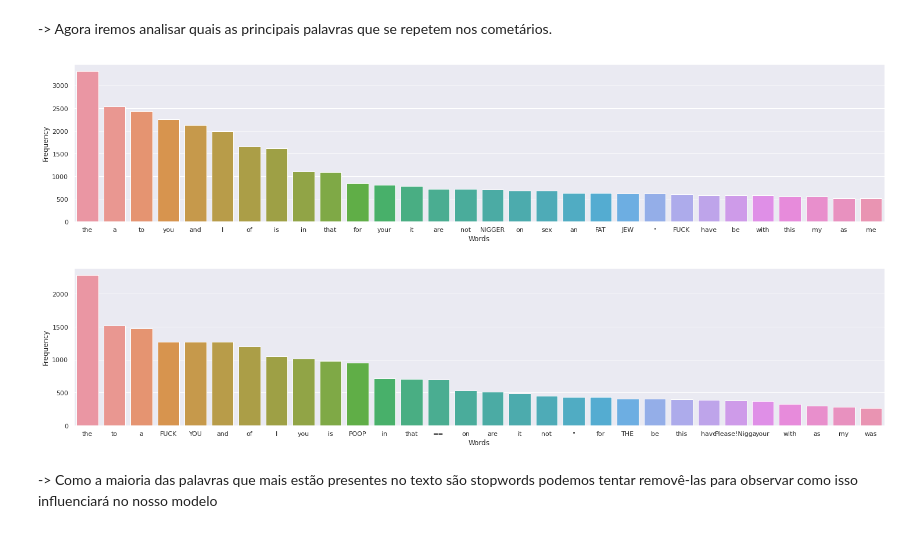
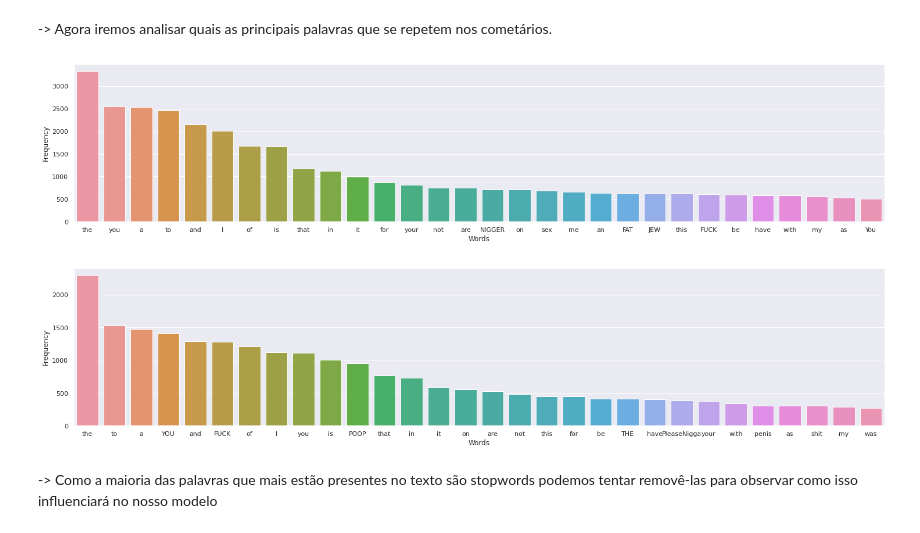
Before and after one commit to deboramendes2706/avaliacao_lead, a Jupyter notebook: body.ipynb, the cells around one changed output. Drawn from its saved outputs; the diff is of its cells as text; code cells hidden in the pictures.

```diff
--- a/body.ipynb
+++ b/body.ipynb
@@ -94,13 +92,13 @@ Criaremos várias colunas para no final testá-las e vermos quais hipóteses sã
 # %% [markdown]
 -> Agora iremos analisar quais as principais palavras que se repetem nos cometários.
 # %%
-identifying_frequency(df_train,"comment_text")
+identifying_frequency(df_train,"total_treated_comments")
 # %% [output]
-[figure, old version]
+[figure, new version]
 # %%
-identifying_frequency(df_test,"comment_text")
+identifying_frequency(df_test,"total_treated_comments")
 # %% [output]
-[figure, old version]
+[figure, new version]
 # %% [markdown]
 -> Como a maioria das palavras que mais estão presentes no texto são stopwords podemos tentar removê-las para observar como isso influenciará no nosso modelo
 # %%
```
Also changed, not shown: parts of 10 cells of this notebook.
